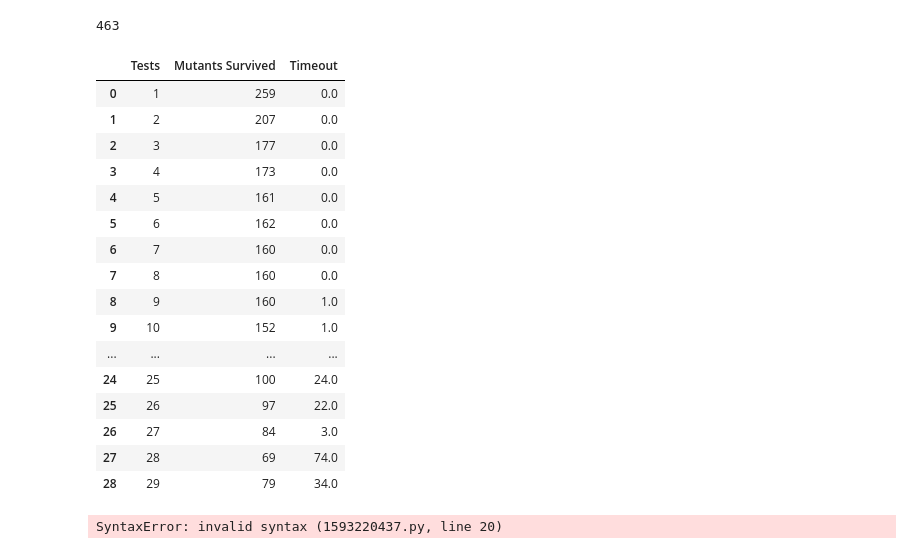
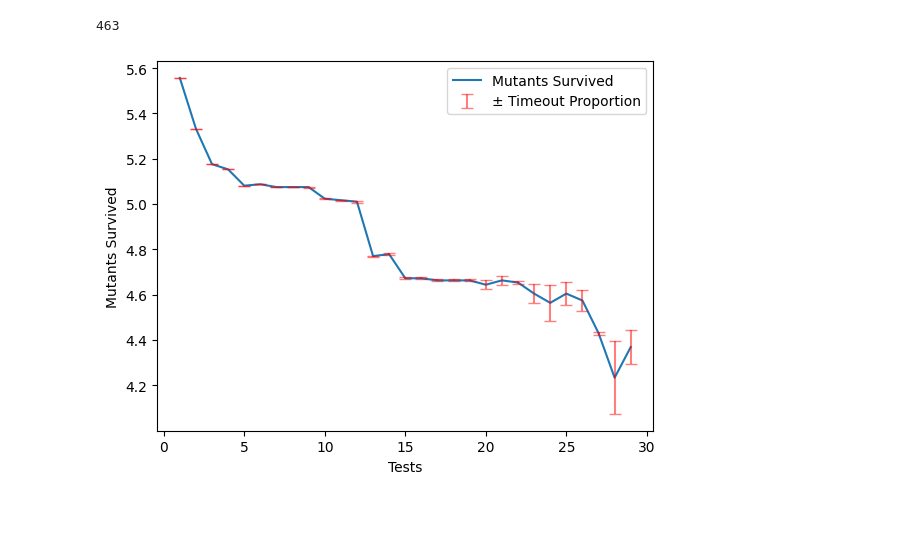
Before and after one commit to leliel12/yagua, a Jupyter notebook: experiment.ipynb, the cells around one changed output. Saved outputs shown, nothing was run; the diff lists cells and outputs as text; code cells hidden in the pictures; blank space fills up the shorter version.

```diff
--- a/experiment.ipynb
+++ b/experiment.ipynb
@@ -117,59 +113,47 @@ proj.store.mutants_number
 # %% [output]
 463
 # %%
+import pandas as pd
+
 rows = []
 for _, row in edf.iterrows():
 
     tc = row.tests_count
     row = {
         "Tests": tc,
-        "Mutants Survived": row.mutants_survived,
-        "Timeout": outcomes(tc)
+        "Mutants Survived": np.log(row.mutants_survived),
+        "Timeout": outcomes(tc) / proj.store.mutants_number
     }
     rows.append(row)
 
 toplot = pd.DataFrame(rows)
-toplot
+toplot;
-# %% [output]
-|  | Tests | Mutants Survived | Timeout |
-| 0 | 1 | 259 | 0.0 |
-| 1 | 2 | 207 | 0.0 |
-| 2 | 3 | 177 | 0.0 |
-| 3 | 4 | 173 | 0.0 |
-| 4 | 5 | 161 | 0.0 |
-| 5 | 6 | 162 | 0.0 |
-| 6 | 7 | 160 | 0.0 |
-| 7 | 8 | 160 | 0.0 |
-| 8 | 9 | 160 | 1.0 |
-| 9 | 10 | 152 | 1.0 |
-| ... | ... | ... | ... |
-| 24 | 25 | 100 | 24.0 |
-| 25 | 26 | 97 | 22.0 |
-| 26 | 27 | 84 | 3.0 |
-| 27 | 28 | 69 | 74.0 |
-| 28 | 29 | 79 | 34.0 |
 # %%
 import seaborn as sns
 import matplotlib.pyplot as plt
+
 
 df = toplot
 sns.lineplot(
     data=df,
     x="Tests",
     y="Mutants Survived",
+    label="Mutants Survived",
 )
 
 plt.errorbar(
     x=df["Tests"],
     y=df["Mutants Survived"],
     yerr=df["Timeout"],
     fmt='none',
     capsize=4,
-    color='steelblue'
+    color='red',
+    alpha=.5,
+    label="± Timeout Proportion",
 )
-
-plt.show() pd
+plt.legend()
+plt.show()
 # %% [output]
-SyntaxError: invalid syntax (1593220437.py, line 20)
+[figure, added]
 # %%
 pd.read_sql?
```
Also changed, not shown: parts of 6 cells of this notebook.
